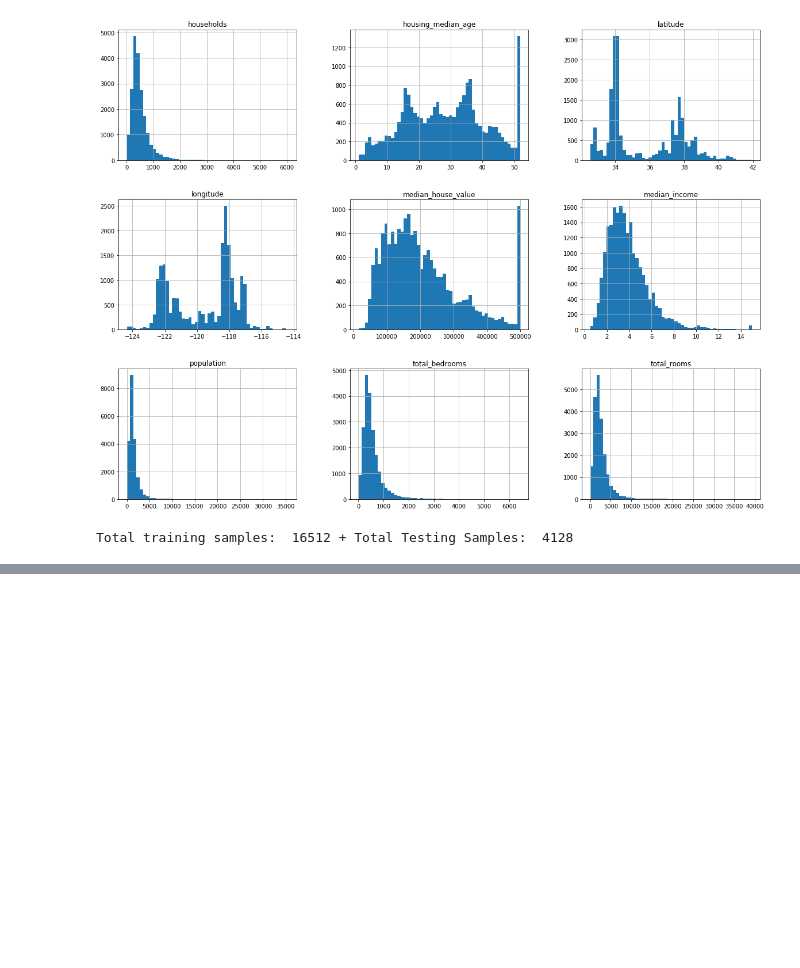
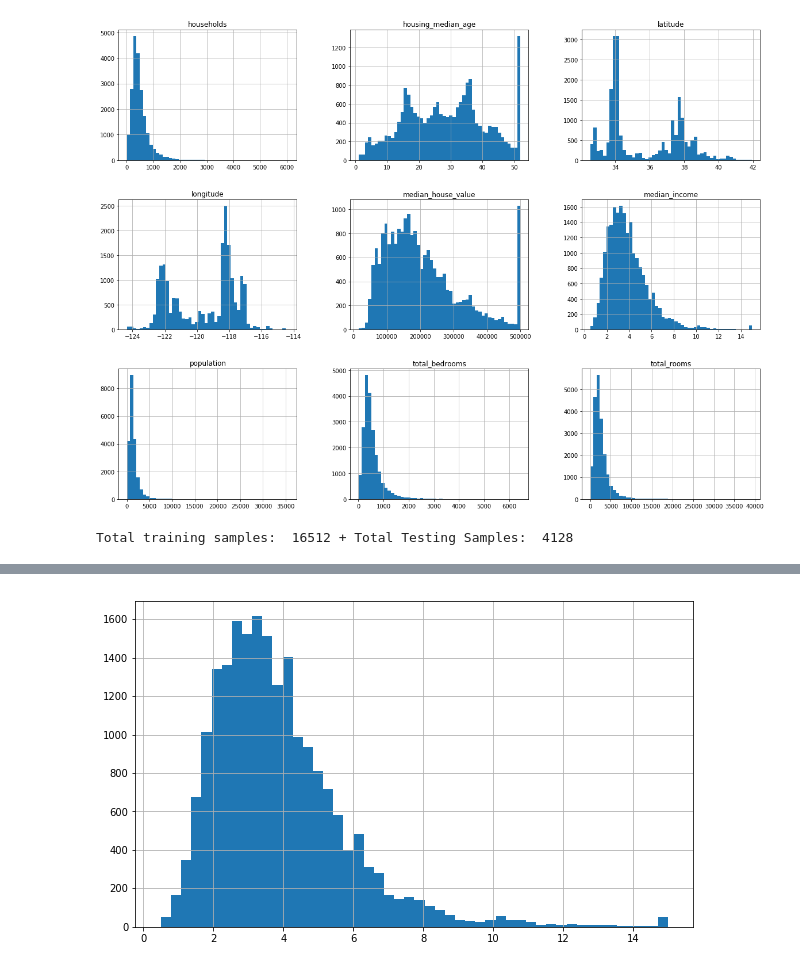
Before and after one commit to being-aerys/Machine_Learning_Self_Projetcts, a Jupyter notebook: Housing.ipynb, the cells around one changed output, grey strips where cells are left out. Saved outputs shown, nothing was run; the diff lists cells and outputs as text; code cells hidden in the pictures; blank space fills up the shorter version.

Commit message:
stratification of the data set

```diff
--- a/Housing.ipynb
+++ b/Housing.ipynb
@@ -97,0 +133,22 @@ Total training samples:  16512 + Total Testing Samples:  4128
+# %%
+
+#So far, we performed only random shuffling and sampling by keeping aside the testing data.
+#We made sure that the testing data does not appear in the training data when new data is introduced and we have to run the
+#model again. However, this random samping is play as long as we have a lot of data available.
+#If the dataset is small, there is a chance that we have a sampling bias: the method of collecting samples is biased.
+#eg, survey of 1000 workers in a company included 500 males. However, the  population of the workers in the country is 70%
+#males. Hence, sampling bias when we use a small amount of data to represent the original population
+#Here, male and female are two strata of an attribute which should have been sampled in proportion to the ratio of the
+#original population. In this case, the gender was assumed to be the only attribute
+#In practice, we have a lot of attributes and we take the most important attribute that affects the label and then do
+#stratified sampling of the training and testing data when the available dataset is small to prevent sampling bias
+
+#Hence, SAMPLING BIAS--------------> SKEWED DATA
+
+#Let us perform stratified sampling using the most important attribute(Say) of the dataset, median income
+%matplotlib inline
+import matplotlib.pyplot as plt
+housing_data["median_income"].hist(bins = 50, figsize = (10,6))
+plt.show()
+# %% [output]
+[figure, added]
```
Also changed, not shown: parts of 7 cells of this notebook.
